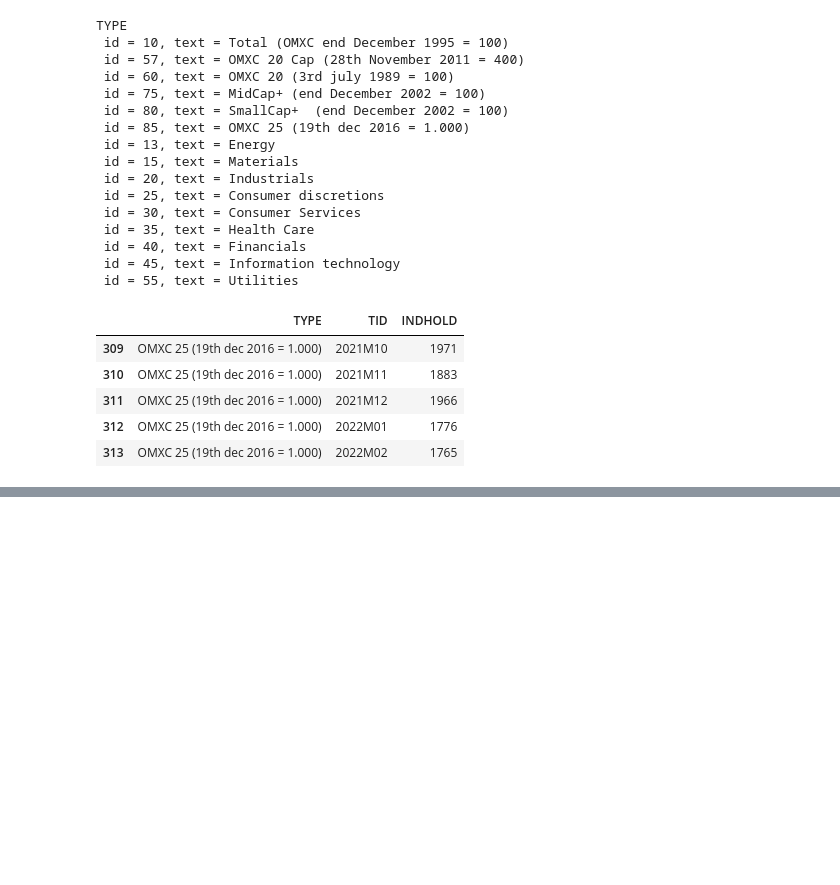
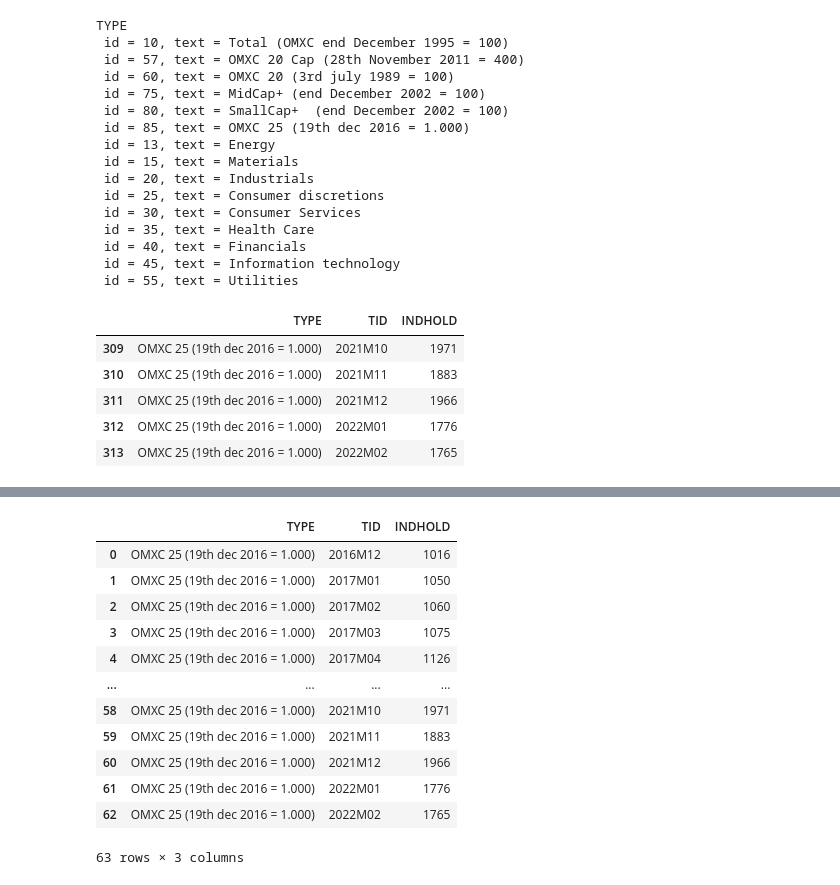
Before and after one commit to JonaDelaney/projects-2022-mmf, a Jupyter notebook: dataproject/Maiwand.ipynb, the cells around one changed output, grey strips where cells are left out. Drawn from its saved outputs; the diff is of its cells as text; code cells hidden in the pictures; blank space fills up the shorter version.

```diff
--- a/dataproject/Maiwand.ipynb
+++ b/dataproject/Maiwand.ipynb
@@ -188,0 +197,18 @@ AttributeError: 'Index' object has no attribute 'to_period'
+# %%
+# Resetting index
+
+inc_api1.reset_index(drop=True)
+# %% [output]
+|  | TYPE | TID | INDHOLD |
+| 0 | OMXC 25 (19th dec 2016 = 1.000) | 2016M12 | 1016 |
+| 1 | OMXC 25 (19th dec 2016 = 1.000) | 2017M01 | 1050 |
+| 2 | OMXC 25 (19th dec 2016 = 1.000) | 2017M02 | 1060 |
+| 3 | OMXC 25 (19th dec 2016 = 1.000) | 2017M03 | 1075 |
+| 4 | OMXC 25 (19th dec 2016 = 1.000) | 2017M04 | 1126 |
+| ... | ... | ... | ... |
+| 58 | OMXC 25 (19th dec 2016 = 1.000) | 2021M10 | 1971 |
+| 59 | OMXC 25 (19th dec 2016 = 1.000) | 2021M11 | 1883 |
+| 60 | OMXC 25 (19th dec 2016 = 1.000) | 2021M12 | 1966 |
+| 61 | OMXC 25 (19th dec 2016 = 1.000) | 2022M01 | 1776 |
+| 62 | OMXC 25 (19th dec 2016 = 1.000) | 2022M02 | 1765 |
+63 rows × 3 columns
```
Also changed, not shown: parts of 15 cells of this notebook.
